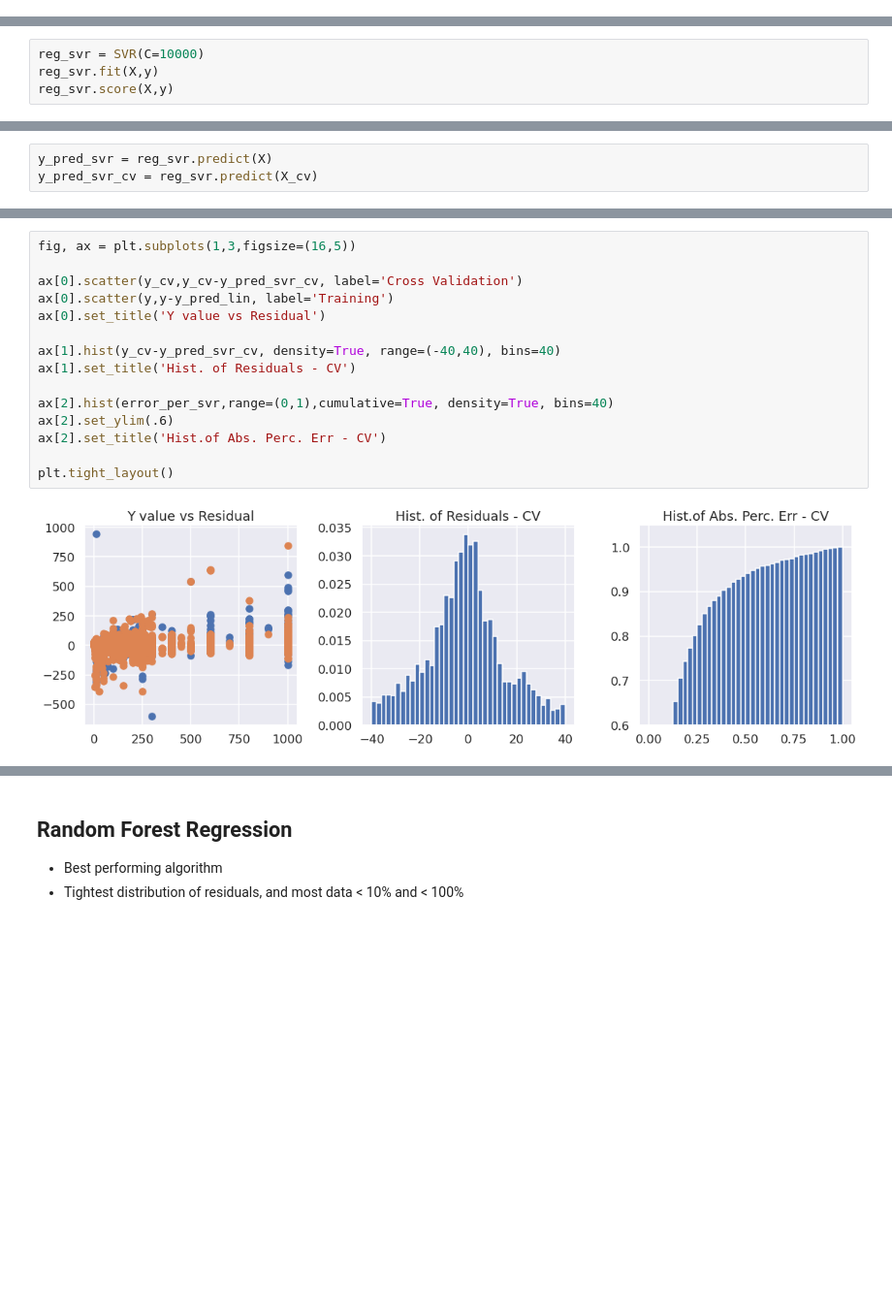
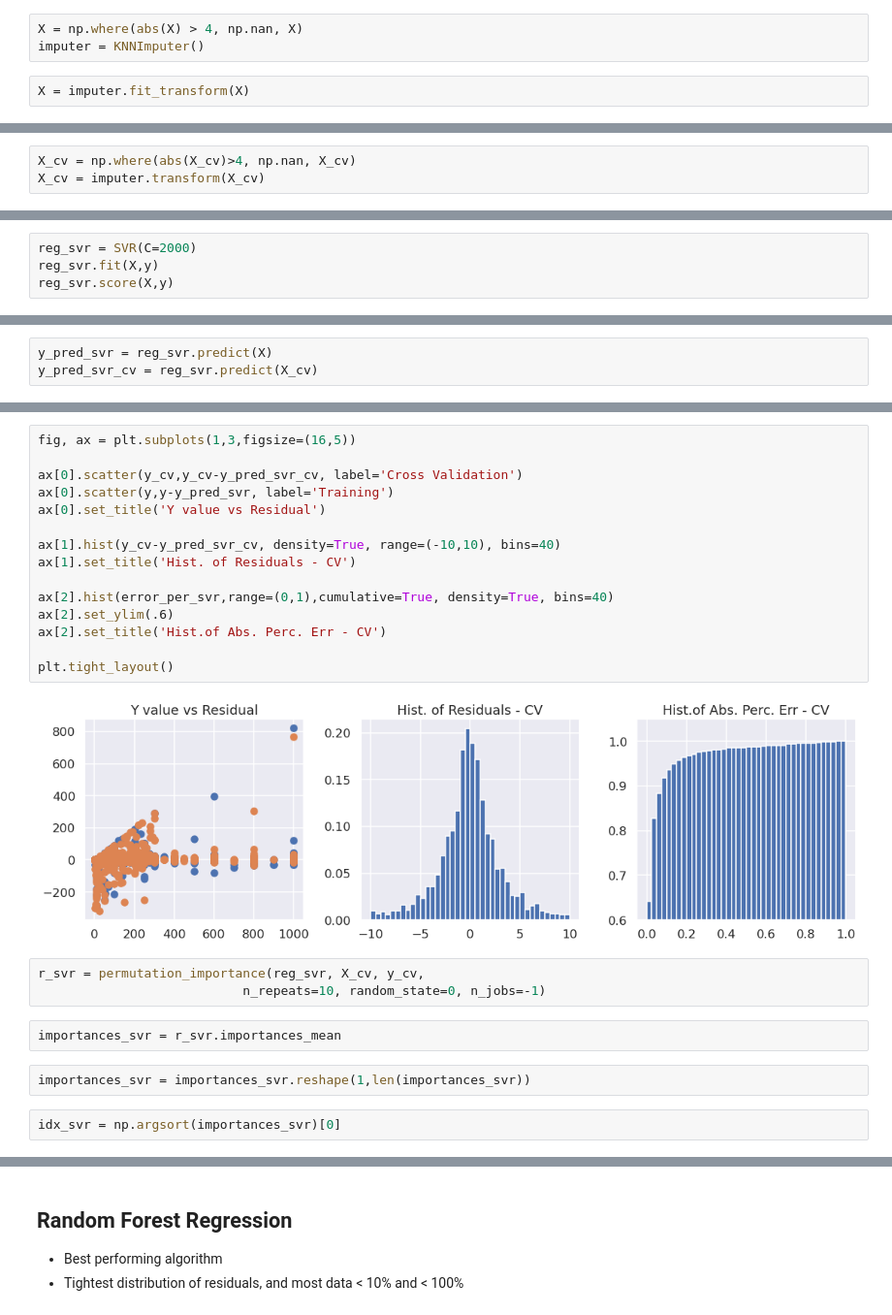
Before and after one commit to mackwn/gas-sensor-analytics-demo, a Jupyter notebook: notebooks/explore_model_building_regression.ipynb, the cells around one changed output, grey strips where cells are left out. Shown at 97% size. Cells and saved outputs as stored; diff of their text form; blank space fills up the shorter version.

```diff
--- a/notebooks/explore_model_building_regression.ipynb
+++ b/notebooks/explore_model_building_regression.ipynb
@@ -55,3 +61,8 @@ encoder = scaler = pickle.load(
+# %%
+X = np.where(abs(X) > 4, np.nan, X)
+imputer = KNNImputer()
+# %%
+X = imputer.fit_transform(X)
 # %% [markdown]
 ## Add encoded categorical features to X array
 # %%
@@ -67,6 +78,9 @@ batch_id_cv = data_cv[:,0]
 y_cv = data_cv[:,2]
 X_cv = scaler.transform(data_cv[:,3:])
 X_cv_pca = pca.transform(X_cv)
+# %%
+X_cv = np.where(abs(X_cv)>4, np.nan, X_cv)
+X_cv = imputer.transform(X_cv)
 # %%
 X_cat_cv = encoder.fit_transform(data_cv[:,1:2])
 X_cv = np.concatenate((X_cv,X_cat_cv),axis=1)
@@ -160,7 +174,7 @@ plt.tight_layout()
 # %% [markdown]
 ### Change parms manually
 # %%
-reg_svr = SVR(C=10000)
+reg_svr = SVR(C=2000)
 reg_svr.fit(X,y)
 reg_svr.score(X,y)
 # %% [output]
@@ -206,17 +220,26 @@ Samples w/ error > 100%: 0.06901509705248023
 # %%
 fig, ax = plt.subplots(1,3,figsize=(16,5))
 
 ax[0].scatter(y_cv,y_cv-y_pred_svr_cv, label='Cross Validation')
-ax[0].scatter(y,y-y_pred_lin, label='Training')
+ax[0].scatter(y,y-y_pred_svr, label='Training')
 ax[0].set_title('Y value vs Residual')
 
-ax[1].hist(y_cv-y_pred_svr_cv, density=True, range=(-40,40), bins=40)
+ax[1].hist(y_cv-y_pred_svr_cv, density=True, range=(-10,10), bins=40)
 ax[1].set_title('Hist. of Residuals - CV')
 
 ax[2].hist(error_per_svr,range=(0,1),cumulative=True, density=True, bins=40)
 ax[2].set_ylim(.6)
 ax[2].set_title('Hist.of Abs. Perc. Err - CV')
 
 plt.tight_layout()
 # %% [output]
-[figure, old version]
+[figure, new version]
+# %%
+r_svr = permutation_importance(reg_svr, X_cv, y_cv,
+                           n_repeats=10, random_state=0, n_jobs=-1)
+# %%
+importances_svr = r_svr.importances_mean
+# %%
+importances_svr = importances_svr.reshape(1,len(importances_svr))
+# %%
+idx_svr = np.argsort(importances_svr)[0]
```
Also changed, not shown: parts of 48 cells of this notebook, 3 other files.
